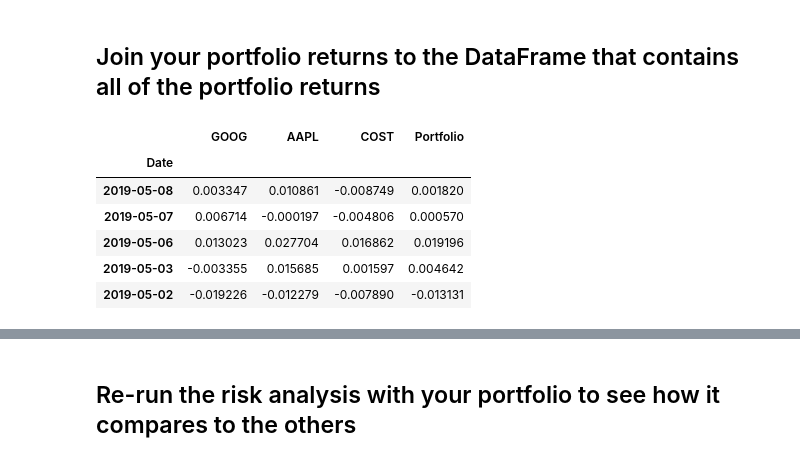
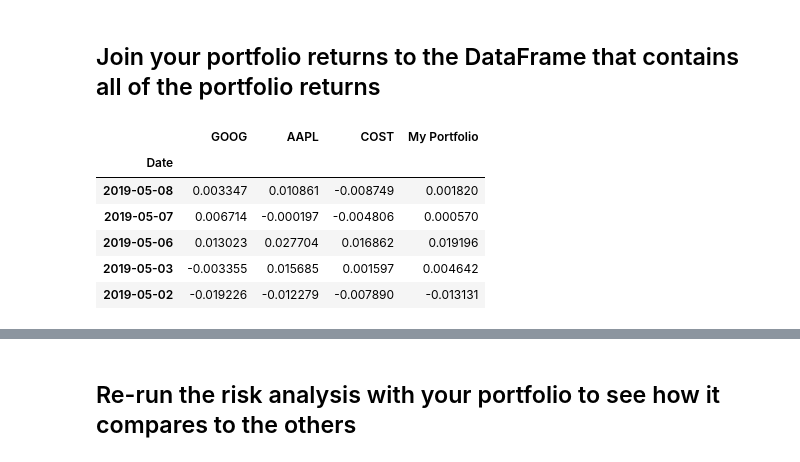
Before and after one commit to jarewa2/Pandas, a Jupyter notebook: whale_analysis.ipynb, the cells around one changed output, grey strips where cells are left out. Cells and saved outputs as stored; diff of their text form; code cells hidden in the pictures.

```diff
--- a/whale_analysis.ipynb
+++ b/whale_analysis.ipynb
@@ -518,10 +518,10 @@ dtype: float64
 # %%
 # Join your returns DataFrame to the original returns DataFrame
 new_df = pd.concat([stocks_daily_returns, portfolio_returns], axis="columns", join="inner")
-new_df.columns = ['GOOG', 'AAPL', 'COST', 'Portfolio']
+new_df.columns = ['GOOG', 'AAPL', 'COST', 'My Portfolio']
 new_df.head()
 # %% [output]
-|  | GOOG | AAPL | COST | Portfolio |
+|  | GOOG | AAPL | COST | My Portfolio |
 | Date |  |  |  |  |
 | 2019-05-08 | 0.003347 | 0.010861 | -0.008749 | 0.001820 |
 | 2019-05-07 | 0.006714 | -0.000197 | -0.004806 | 0.000570 |
```
Also changed, not shown: parts of 8 cells of this notebook.
